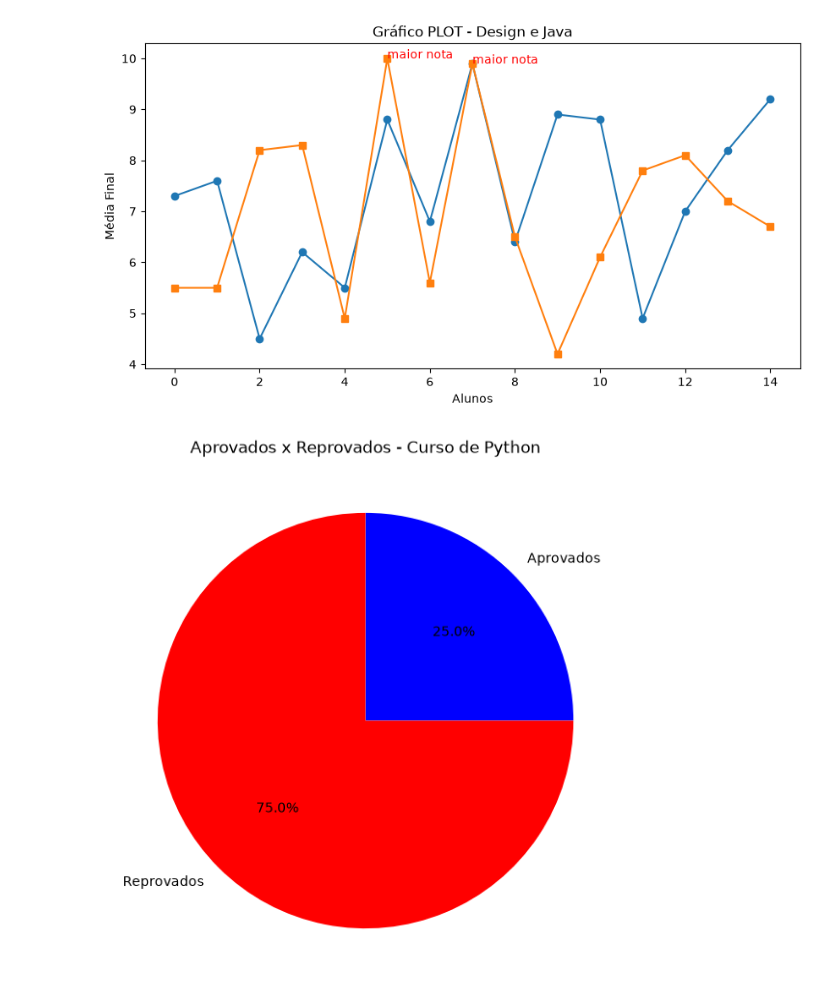
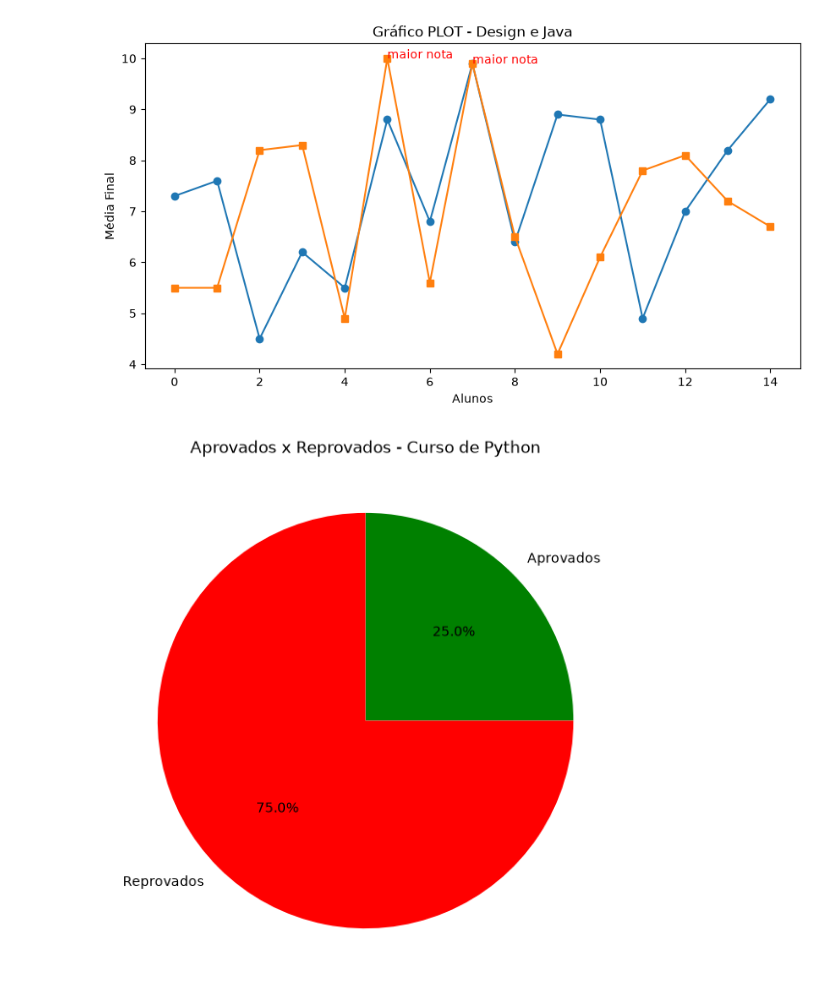
Before and after one commit to viniciusdevrr/desenvolvedor-python, a Jupyter notebook: praticas/atividades_analise/atividade6_analise/alunos_senai.ipynb, the cells around one changed output. Saved outputs shown, nothing was run; the diff lists cells and outputs as text; code cells hidden in the pictures.

```diff
--- a/praticas/atividades_analise/atividade6_analise/alunos_senai.ipynb
+++ b/praticas/atividades_analise/atividade6_analise/alunos_senai.ipynb
@@ -74,23 +73,22 @@ plt.show()
 # %%
 python = df_aluno_senai[df_aluno_senai["Curso"] == "Python"]
 
 aprovados = (python["Media_Final"] >= 7).sum()
 reprovados = (python["Media_Final"] < 7).sum()
 
 situacoes = ["Aprovados", "Reprovados"]
 quantidades = [aprovados, reprovados]
 
-# Criar gráfico de pizza
 plt.figure(figsize=(7, 7))
 
 plt.pie(
     quantidades,
     labels=situacoes,
     autopct="%1.1f%%",
-    colors=["b", "r"]
+    colors=["g", "r"]
 )
 
 plt.title("Aprovados x Reprovados - Curso de Python")
 plt.show()
 # %% [output]
-[figure, old version]
+[figure, new version]
```
Also changed, not shown: parts of 1 cell of this notebook.
